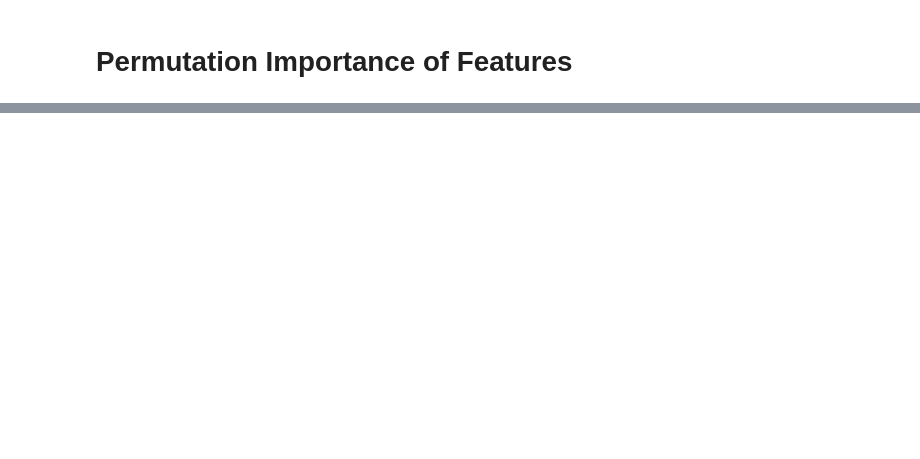
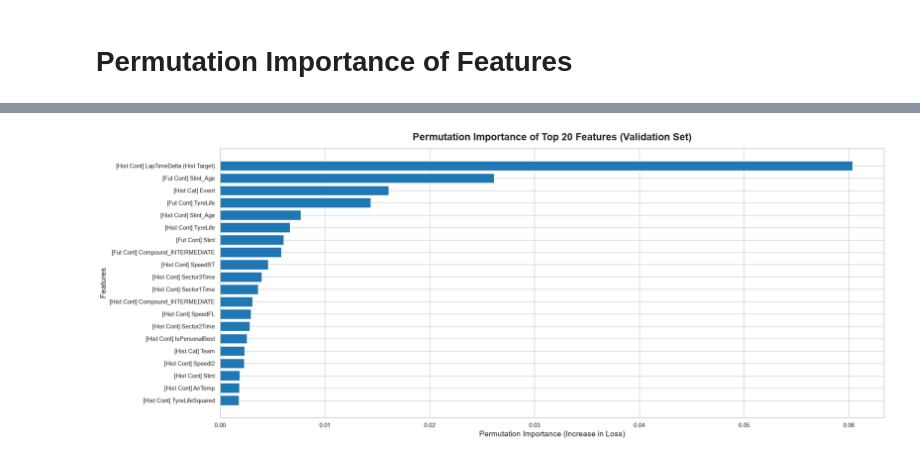
Before and after one commit to BevisWong76/f1-lap-time-predictor, a Jupyter notebook: f1_lap_time_prediction.ipynb, the cells around one changed output, grey strips where cells are left out. Drawn from its saved outputs; the diff is of its cells as text; code cells hidden in the pictures; blank space fills up the shorter version.

Commit message:
feat: complete model interpretability analysis using permutation importance of features.

```diff
--- a/f1_lap_time_prediction.ipynb
+++ b/f1_lap_time_prediction.ipynb
@@ -60,12 +60,14 @@ eda_plots_dir           = Path("plots/EDA")
 preprocessing_plots_dir = Path("plots/Preprocessing")
 base_model_plots_dir    = Path("plots/Base_Model")
 best_model_plots_dir    = Path("plots/Best_Model")
+feature_plots_dir       = Path("plots/Feature_Importance")
 
 model_dir.mkdir(parents=True, exist_ok=True)
 eda_plots_dir.mkdir(parents=True, exist_ok=True)
 preprocessing_plots_dir.mkdir(parents=True, exist_ok=True)
 base_model_plots_dir.mkdir(parents=True, exist_ok=True)
 best_model_plots_dir.mkdir(parents=True, exist_ok=True)
+feature_plots_dir.mkdir(parents=True, exist_ok=True)
 # %% [markdown]
 # Data Collection and Preprocessing
 # %%
@@ -2397,0 +2551,20 @@ Best Model Validation Loss: 0.2379
+# %%
+# Visualize the Permutation Importance as a Bar Chart
+
+importance_items = sorted(importance_dict.items(), key=lambda x: x[1], reverse=True)
+features_df = pd.DataFrame(importance_items, columns=['Feature', 'Importance'])
+
+# only keep top 20 features for better visualization
+features_df = features_df.head(20)
+
+plt.figure(figsize=(20, 8))
+bars = plt.barh(features_df['Feature'], features_df['Importance'], color='#1f77b4')
+plt.title("Permutation Importance of Top 20 Features (Validation Set)", fontsize=18, fontweight='bold', pad=15)
+plt.xlabel("Permutation Importance (Increase in Loss)", fontsize=14)
+plt.ylabel("Features", fontsize=14)
+plt.gca().invert_yaxis()  # Highest importance on top
+plt.tight_layout()
+plt.savefig(feature_plots_dir / "01_Permutation_Importance_Validation_Set.png", dpi=300, bbox_inches='tight')
+plt.show()
+# %% [output]
+[figure, added]
```
Also changed, not shown: parts of 18 cells of this notebook, 16 other files.
